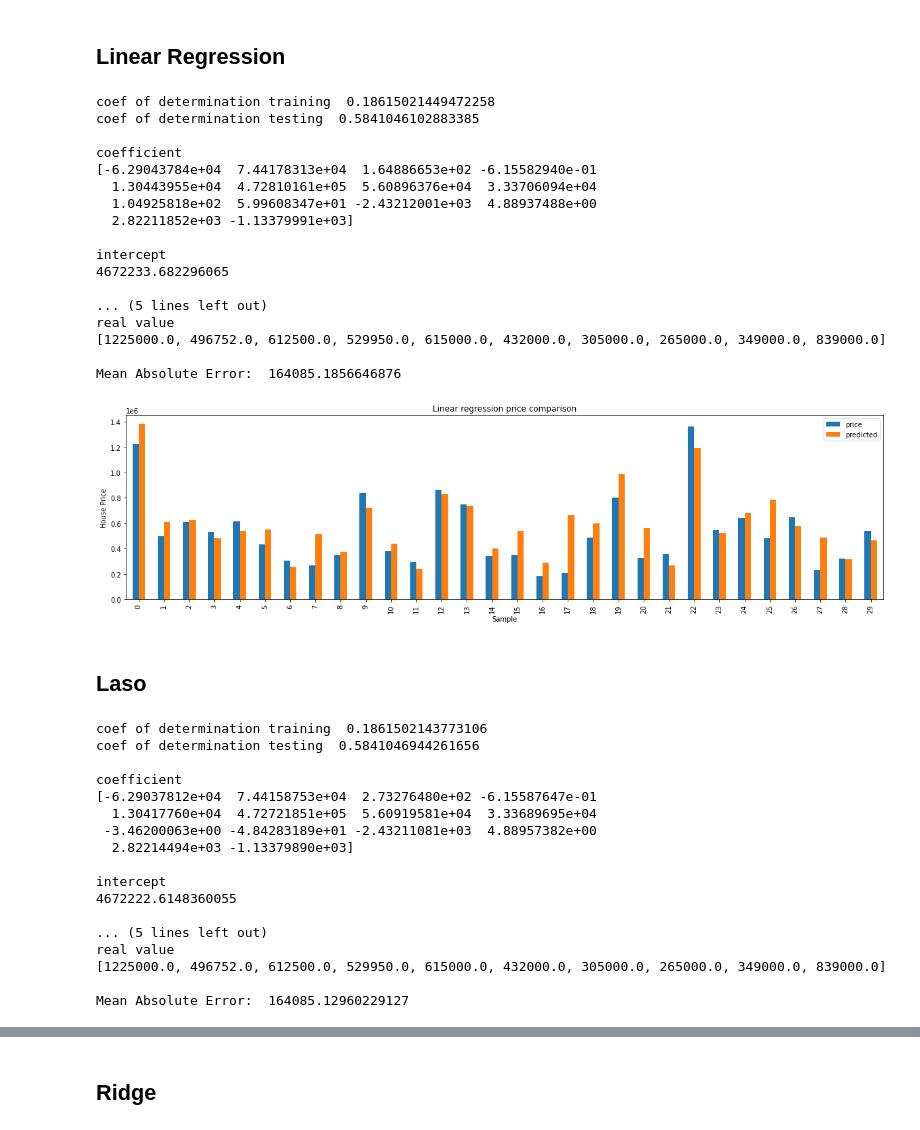
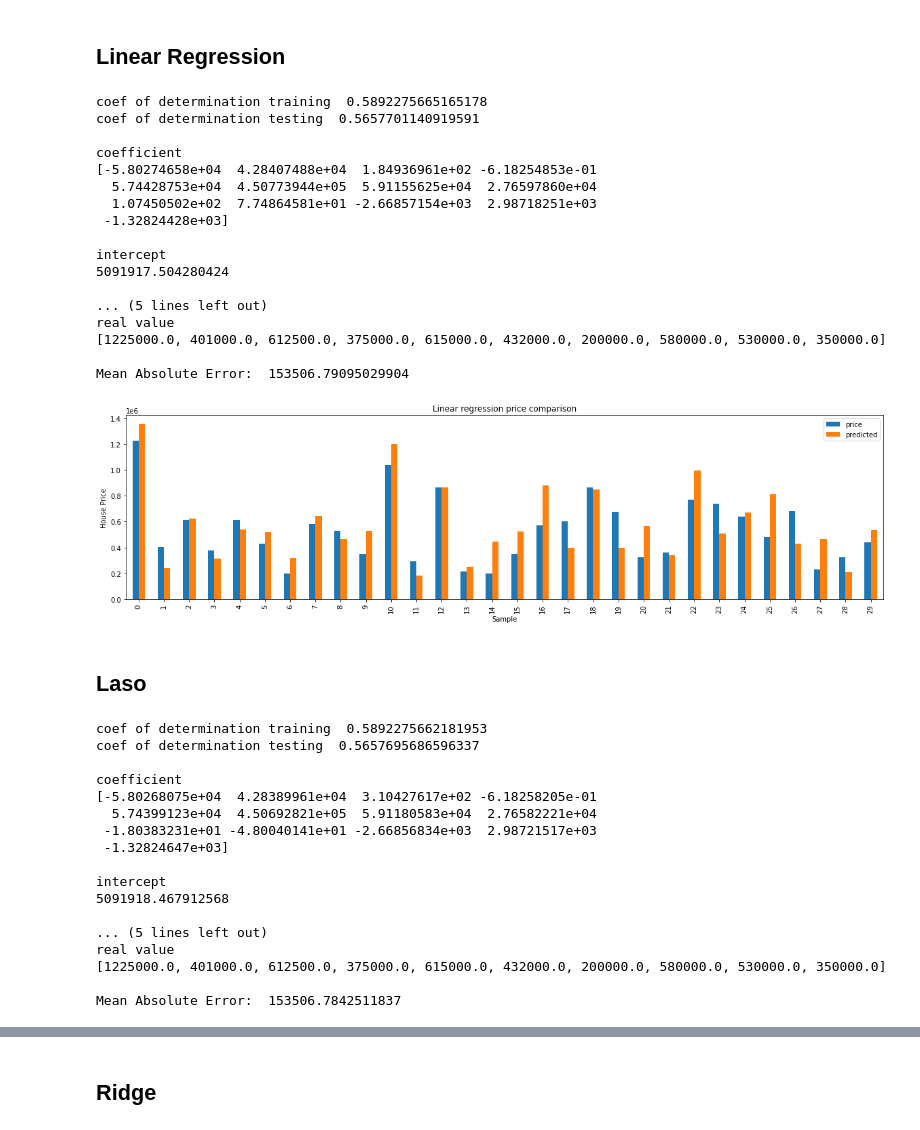
Before and after one commit to zulfijauh/Cheatsheet, a Jupyter notebook: House_Price_Prediction.ipynb, the cells around one changed output, grey strips where cells are left out. Drawn from its saved outputs; the diff is of its cells as text; code cells hidden in the pictures.

Commit message:
Update cleaning data

```diff
--- a/House_Price_Prediction.ipynb
+++ b/House_Price_Prediction.ipynb
@@ -122,3 +80,7 @@ sns.histplot(x = data['price'])
+# %%
+# Round value of bedrooms and bathrooms
+data['bedrooms'] = data['bedrooms'].round()
+data['bathrooms'] = data['bathrooms'].round()
 # %%
 # Check unique value for country. This variable only contain 1 values. This variable is ok to drop
 data['country'].value_counts()
@@ -135,8 +169,17 @@ plt.show()
+# %%
+# Create dataframe of missing datapoint by appending price = 0 and bedrooms = 0
+missing = data.loc[(data['price'] == 0)].append(data.loc[(data['bedrooms'] == 0)])
+# Create list that contains index of error datapoint
+missing_index_list = missing.reset_index()['index'].to_list()
+# Insert index of outliers
+missing_index_list.extend([4351,4346,4350])
+# Drop error datapoint
+data = data.drop(missing_index_list,axis=0)
 # %% [markdown]
 # Regression Modeling
 # %%
 # Split data to X for variable input, and y for target class
-X = data.drop(['date','yr_renovated','country','price'],axis=1)
+X = data.drop(['date','yr_renovated','country','price','street'],axis=1)
 y = data['price']
 # %%
 #Train test split
@@ -175,36 +218,36 @@ print()
 reg_mae = reg.predict(X_train)
 print('Mean Absolute Error: ',mean_absolute_error(y_train, reg_mae))
 # %% [output]
-coef of determination training  0.18615021449472258
-coef of determination testing  0.5841046102883385
+coef of determination training  0.5892275665165178
+coef of determination testing  0.5657701140919591
 
 coefficient
-[-6.29043784e+04  7.44178313e+04  1.64886653e+02 -6.15582940e-01
-  1.30443955e+04  4.72810161e+05  5.60896376e+04  3.33706094e+04
-  1.04925818e+02  5.99608347e+01 -2.43212001e+03  4.88937488e+00
-  2.82211852e+03 -1.13379991e+03]
+[-5.80274658e+04  4.28407488e+04  1.84936961e+02 -6.18254853e-01
+  5.74428753e+04  4.50773944e+05  5.91155625e+04  2.76597860e+04
+  1.07450502e+02  7.74864581e+01 -2.66857154e+03  2.98718251e+03
+ -1.32824428e+03]
 
 intercept
-4672233.682296065
+5091917.504280424
 
 ... (5 lines left out)
 real value
-[1225000.0, 496752.0, 612500.0, 529950.0, 615000.0, 432000.0, 305000.0, 265000.0, 349000.0, 839000.0]
+[1225000.0, 401000.0, 612500.0, 375000.0, 615000.0, 432000.0, 200000.0, 580000.0, 530000.0, 350000.0]
 
-Mean Absolute Error:  164085.1856646876
+Mean Absolute Error:  153506.79095029904
 # %%
 reg_real_price = pd.DataFrame(y_test[:30]).reset_index(drop=True)
 reg_pred_price = pd.DataFrame(reg_pred[:30], columns = ['predicted'])
-lr_result = pd.concat([reg_real_price, reg_pred_price], axis=1)
-lr_result.plot(kind='bar')
+reg_result = pd.concat([reg_real_price, reg_pred_price], axis=1)
+reg_result.plot(kind='bar')
 
 plt.rcParams["figure.figsize"] = (20, 5)
 plt.title("Linear regression price comparison")
 plt.xlabel('Sample')
 plt.ylabel('House Price')
 plt.show()
 # %% [output]
-[figure, old version]
+[figure, new version]
 # %% [markdown]
 ## Laso
 # %%
@@ -230,20 +273,20 @@ print()
 laso_mae = las.predict(X_train)
 print('Mean Absolute Error: ',mean_absolute_error(y_train, laso_mae))
 # %% [output]
-coef of determination training  0.1861502143773106
-coef of determination testing  0.5841046944261656
+coef of determination training  0.5892275662181953
+coef of determination testing  0.5657695686596337
 
 coefficient
-[-6.29037812e+04  7.44158753e+04  2.73276480e+02 -6.15587647e-01
-  1.30417760e+04  4.72721851e+05  5.60919581e+04  3.33689695e+04
- -3.46200063e+00 -4.84283189e+01 -2.43211081e+03  4.88957382e+00
-  2.82214494e+03 -1.13379890e+03]
+[-5.80268075e+04  4.28389961e+04  3.10427617e+02 -6.18258205e-01
+  5.74399123e+04  4.50692821e+05  5.91180583e+04  2.76582221e+04
+ -1.80383231e+01 -4.80040141e+01 -2.66856834e+03  2.98721517e+03
+ -1.32824647e+03]
 
 intercept
-4672222.6148360055
+5091918.467912568
 
 ... (5 lines left out)
 real value
-[1225000.0, 496752.0, 612500.0, 529950.0, 615000.0, 432000.0, 305000.0, 265000.0, 349000.0, 839000.0]
+[1225000.0, 401000.0, 612500.0, 375000.0, 615000.0, 432000.0, 200000.0, 580000.0, 530000.0, 350000.0]
 
-Mean Absolute Error:  164085.12960229127
+Mean Absolute Error:  153506.7842511837
```
Also changed, not shown: parts of 25 cells of this notebook.
